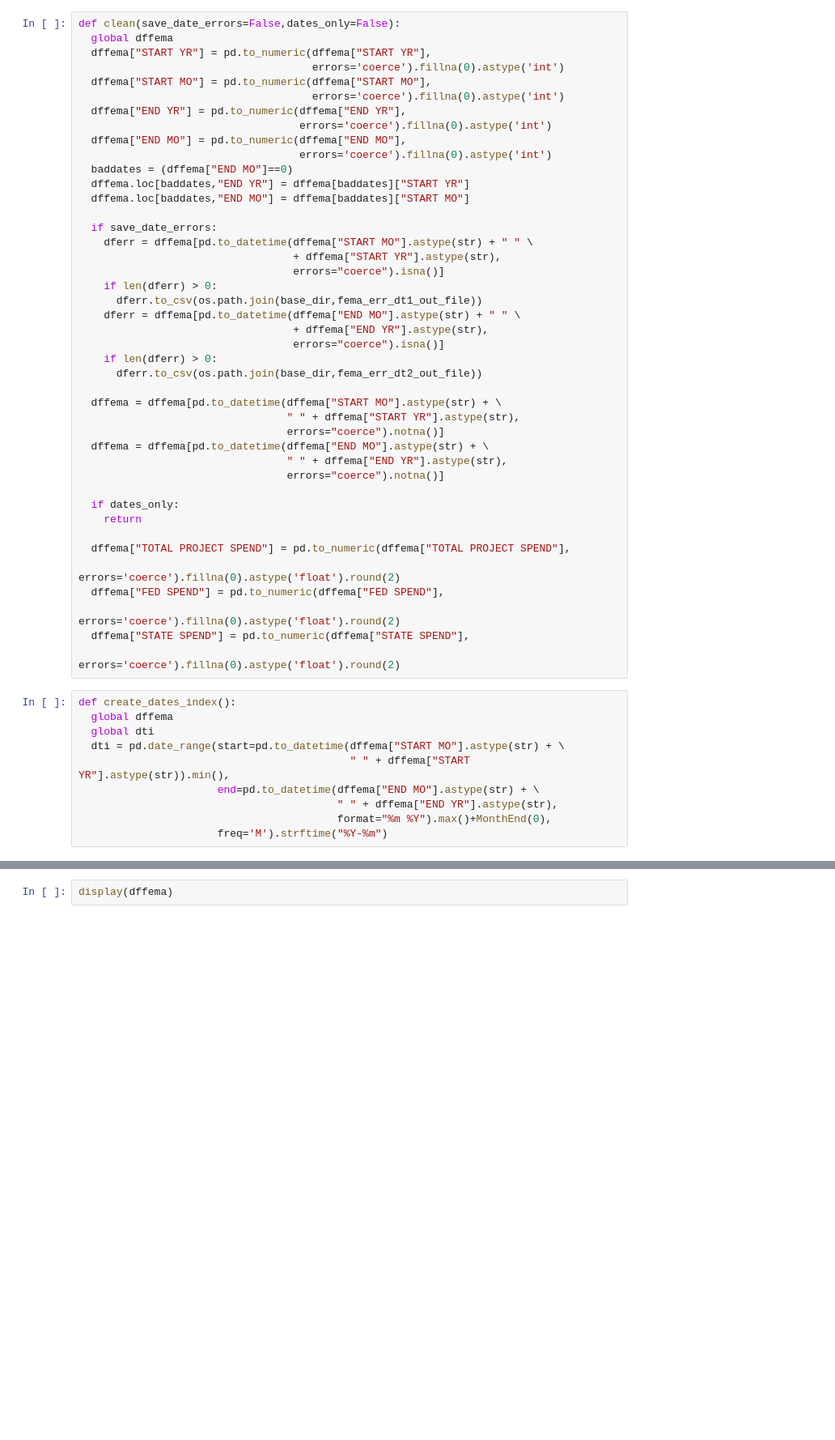
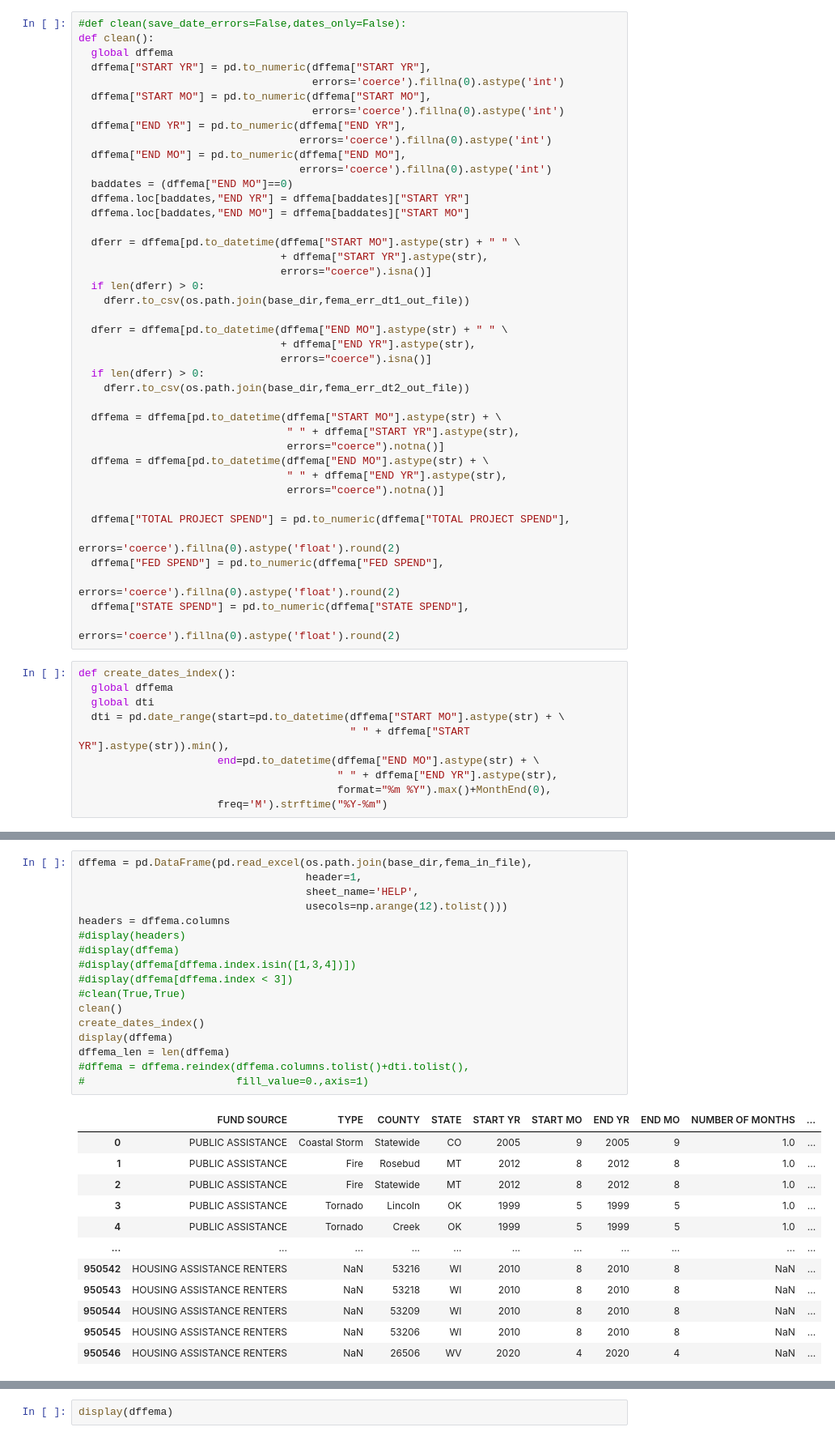
Before and after one commit to hmobley/environment, a Jupyter notebook: fema.ipynb, the cells around one changed output, grey strips where cells are left out. Shown: that part at 81% size. Drawn from its saved outputs; the diff is of its cells as text; blank space fills up the shorter version.

```diff
--- a/fema.ipynb
+++ b/fema.ipynb
@@ -97,5 +99,6 @@ dti = None
 # %%
-def clean(save_date_errors=False,dates_only=False):
+#def clean(save_date_errors=False,dates_only=False):
+def clean():
   global dffema
   dffema["START YR"] = pd.to_numeric(dffema["START YR"],
                                      errors='coerce').fillna(0).astype('int')
@@ -109,17 +112,17 @@ def clean(save_date_errors=False,dates_only=False):
   dffema.loc[baddates,"END YR"] = dffema[baddates]["START YR"]
   dffema.loc[baddates,"END MO"] = dffema[baddates]["START MO"]
 
-  if save_date_errors:
-    dferr = dffema[pd.to_datetime(dffema["START MO"].astype(str) + " " \
-                                  + dffema["START YR"].astype(str),
-                                  errors="coerce").isna()]
-    if len(dferr) > 0:
-      dferr.to_csv(os.path.join(base_dir,fema_err_dt1_out_file))
-    dferr = dffema[pd.to_datetime(dffema["END MO"].astype(str) + " " \
-                                  + dffema["END YR"].astype(str),
-                                  errors="coerce").isna()]
-    if len(dferr) > 0:
-      dferr.to_csv(os.path.join(base_dir,fema_err_dt2_out_file))
+  dferr = dffema[pd.to_datetime(dffema["START MO"].astype(str) + " " \
+                                + dffema["START YR"].astype(str),
+                                errors="coerce").isna()]
+  if len(dferr) > 0:
+    dferr.to_csv(os.path.join(base_dir,fema_err_dt1_out_file))
+
+  dferr = dffema[pd.to_datetime(dffema["END MO"].astype(str) + " " \
+                                + dffema["END YR"].astype(str),
+                                errors="coerce").isna()]
+  if len(dferr) > 0:
+    dferr.to_csv(os.path.join(base_dir,fema_err_dt2_out_file))
 
   dffema = dffema[pd.to_datetime(dffema["START MO"].astype(str) + \
                                  " " + dffema["START YR"].astype(str),
@@ -128,9 +131,6 @@ def clean(save_date_errors=False,dates_only=False):
                                  " " + dffema["END YR"].astype(str),
                                  errors="coerce").notna()]
 
-  if dates_only:
-    return
-
   dffema["TOTAL PROJECT SPEND"] = pd.to_numeric(dffema["TOTAL PROJECT SPEND"],
                                                 errors='coerce').fillna(0).astype('float').round(2)
   dffema["FED SPEND"] = pd.to_numeric(dffema["FED SPEND"],
@@ -191,0 +263,30 @@ KeyError: ignored
+# %%
+dffema = pd.DataFrame(pd.read_excel(os.path.join(base_dir,fema_in_file),
+                                    header=1,
+                                    sheet_name='HELP',
+                                    usecols=np.arange(12).tolist()))
+headers = dffema.columns
+#display(headers)
+#display(dffema)
+#display(dffema[dffema.index.isin([1,3,4])])
+#display(dffema[dffema.index < 3])
+#clean(True,True)
+clean()
+create_dates_index()
+display(dffema)
+dffema_len = len(dffema)
+#dffema = dffema.reindex(dffema.columns.tolist()+dti.tolist(),
+#                        fill_value=0.,axis=1)
+# %% [output]
+|  | FUND SOURCE | TYPE | COUNTY | STATE | START YR | START MO | END YR | END MO | NUMBER OF MONTHS | ... |
+| 0 | PUBLIC ASSISTANCE | Coastal Storm | Statewide | CO | 2005 | 9 | 2005 | 9 | 1.0 | ... |
+| 1 | PUBLIC ASSISTANCE | Fire | Rosebud | MT | 2012 | 8 | 2012 | 8 | 1.0 | ... |
+| 2 | PUBLIC ASSISTANCE | Fire | Statewide | MT | 2012 | 8 | 2012 | 8 | 1.0 | ... |
+| 3 | PUBLIC ASSISTANCE | Tornado | Lincoln | OK | 1999 | 5 | 1999 | 5 | 1.0 | ... |
+| 4 | PUBLIC ASSISTANCE | Tornado | Creek | OK | 1999 | 5 | 1999 | 5 | 1.0 | ... |
+| ... | ... | ... | ... | ... | ... | ... | ... | ... | ... | ... |
+| 950542 | HOUSING ASSISTANCE RENTERS | NaN | 53216 | WI | 2010 | 8 | 2010 | 8 | NaN | ... |
+| 950543 | HOUSING ASSISTANCE RENTERS | NaN | 53218 | WI | 2010 | 8 | 2010 | 8 | NaN | ... |
+| 950544 | HOUSING ASSISTANCE RENTERS | NaN | 53209 | WI | 2010 | 8 | 2010 | 8 | NaN | ... |
+| 950545 | HOUSING ASSISTANCE RENTERS | NaN | 53206 | WI | 2010 | 8 | 2010 | 8 | NaN | ... |
+| 950546 | HOUSING ASSISTANCE RENTERS | NaN | 26506 | WV | 2020 | 4 | 2020 | 4 | NaN | ... |
```
Also changed, not shown: parts of 16 cells of this notebook.
